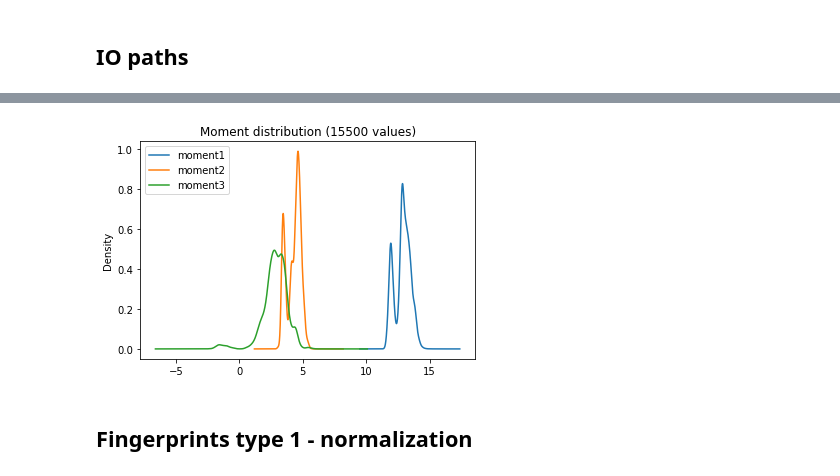
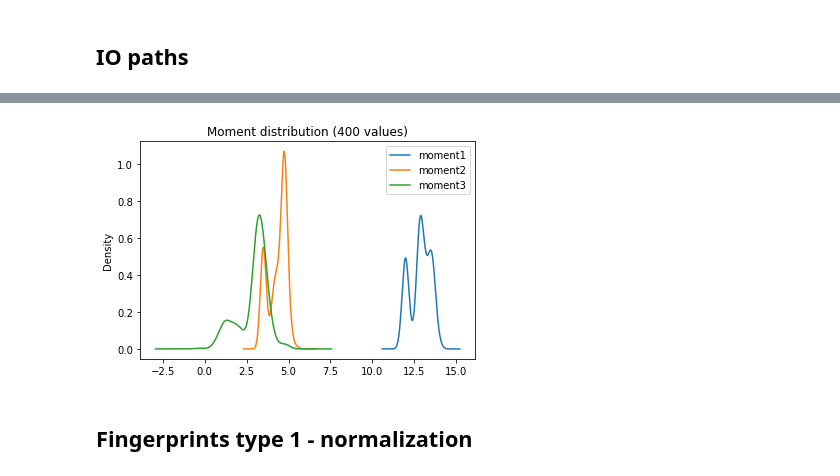
Before and after one commit to volkamerlab/kissim, a Jupyter notebook: scripts/dataset_fingerprints.ipynb, the cells around one changed output, grey strips where cells are left out. Drawn from its saved outputs; the diff is of its cells as text; code cells hidden in the pictures.

Commit message:
Update notebook according to changes in Fingerprint

```diff
--- a/scripts/dataset_fingerprints.ipynb
+++ b/scripts/dataset_fingerprints.ipynb
@@ -36,0 +32,7 @@ errors = pd.DataFrame(errors)
+# %%
+with open(path_to_fingerprints / 'fingerprints.p', 'rb') as f:
+    fingerprints = pickle.load(f)
+
+print(f'Number of fingerprints: {len(fingerprints)}')
+fingerprints = [i for i in fingerprints if i is not None]
+print(f'Number of non-empty fingerprints: {len(fingerprints)}')
@@ -37 +64,6 @@ errors = pd.DataFrame(errors)
+# %%
+fp1 = []
+
+for index, fingerprint in enumerate(fingerprints):
+    fp1.append(fingerprint.fingerprint_type1)
 # %%
@@ -74,7 +72,0 @@ fp1.head()
-# %%
-with open(path_to_fingerprints / 'fingerprints_parallelized.p', 'rb') as f:
-    fingerprints = pickle.load(f)
-
-print(len(fingerprints))
-fingerprints = [i for i in fingerprints if i is not None]
-print(len(fingerprints))
@@ -94,7 +104,4 @@ print(len(fingerprints))
 fp2 = []
 
 for index, fingerprint in enumerate(fingerprints):
-
-    fingerprint.features.fillna(value=pd.np.nan, inplace=True)
-
-    fp2.append(fingerprint.get_usr_fingerprint())
+    fp2.append(fingerprint.fingerprint_type2)
@@ -112,11 +123,11 @@ box_plot = moments_df[
 # %%
-box_plot = moments_df[
+hist = moments_df[
     'moment1 moment2 moment3'.split()
 ].plot(
     kind='density',
     title=f'Moment distribution ({len(moments_df)} values)'
 )
 # %% [output]
-[figure, old version]
+[figure, new version]
 # %% [markdown]
 ## Fingerprints type 1 - normalization
```
Also changed, not shown: parts of 48 cells of this notebook.
